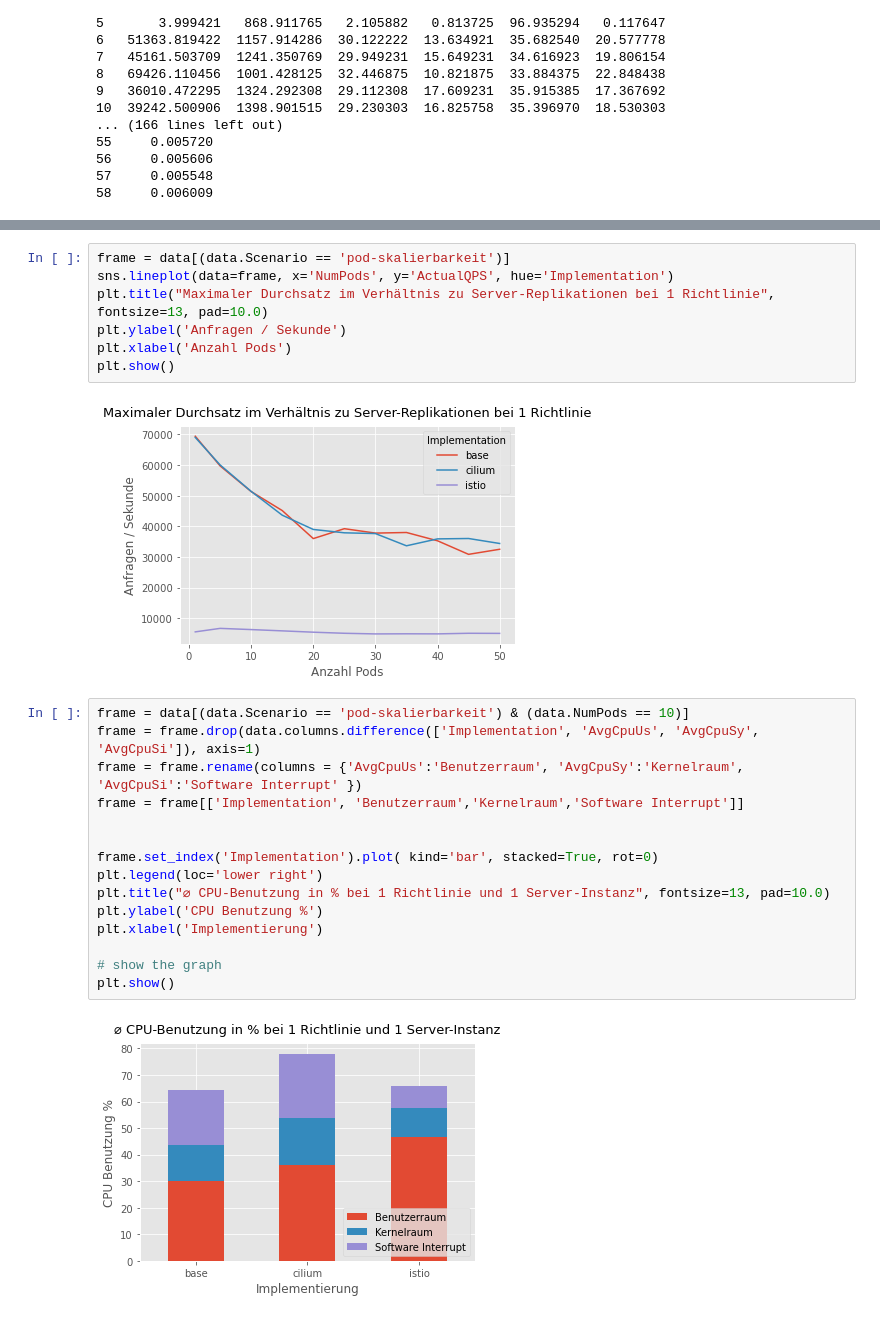
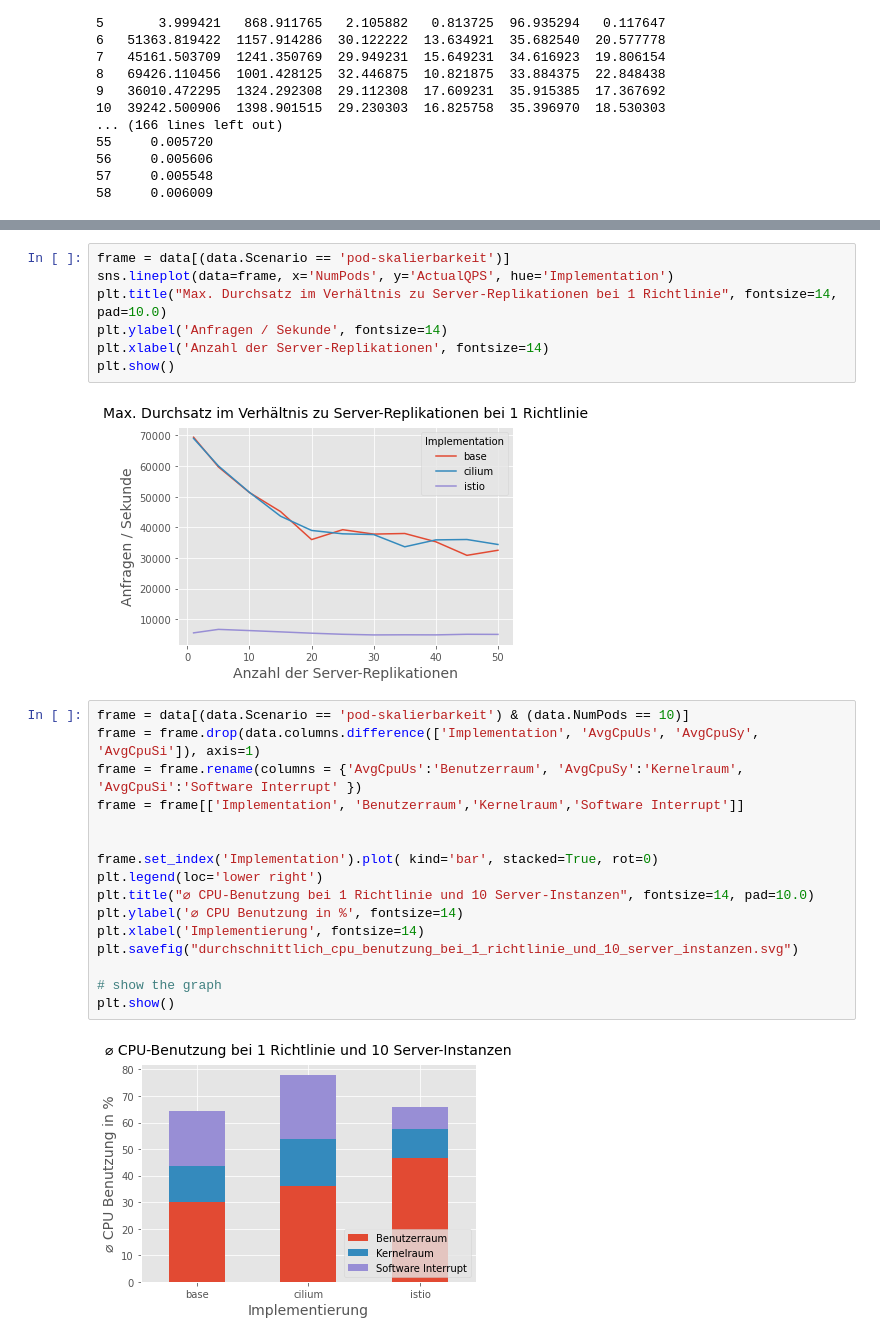
Before and after one commit to codafuerte/netzwerkrichtlinien-messungen, a Jupyter notebook: evaluation/Evaluation.ipynb, the cells around one changed output, grey strips where cells are left out. Cells and saved outputs as stored; diff of their text form.

```diff
--- a/evaluation/Evaluation.ipynb
+++ b/evaluation/Evaluation.ipynb
@@ -107,26 +110,27 @@ plt.show()
 # %%
 frame = data[(data.Scenario == 'pod-skalierbarkeit')]
 sns.lineplot(data=frame, x='NumPods', y='ActualQPS', hue='Implementation')
-plt.title("Maximaler Durchsatz im Verhältnis zu Server-Replikationen bei 1 Richtlinie", fontsize=13, pad=10.0)
-plt.ylabel('Anfragen / Sekunde')
-plt.xlabel('Anzahl Pods')
+plt.title("Max. Durchsatz im Verhältnis zu Server-Replikationen bei 1 Richtlinie", fontsize=14, pad=10.0)
+plt.ylabel('Anfragen / Sekunde', fontsize=14)
+plt.xlabel('Anzahl der Server-Replikationen', fontsize=14)
 plt.show()
 # %% [output]
-[figure, old version]
+[figure, new version]
 # %%
 frame = data[(data.Scenario == 'pod-skalierbarkeit') & (data.NumPods == 10)]
 frame = frame.drop(data.columns.difference(['Implementation', 'AvgCpuUs', 'AvgCpuSy', 'AvgCpuSi']), axis=1)
 frame = frame.rename(columns = {'AvgCpuUs':'Benutzerraum', 'AvgCpuSy':'Kernelraum', 'AvgCpuSi':'Software Interrupt' })
 frame = frame[['Implementation', 'Benutzerraum','Kernelraum','Software Interrupt']]
 
 
 frame.set_index('Implementation').plot( kind='bar', stacked=True, rot=0)
 plt.legend(loc='lower right')
-plt.title("⌀ CPU-Benutzung in % bei 1 Richtlinie und 1 Server-Instanz", fontsize=13, pad=10.0)
-plt.ylabel('CPU Benutzung %')
-plt.xlabel('Implementierung')
+plt.title("⌀ CPU-Benutzung bei 1 Richtlinie und 10 Server-Instanzen", fontsize=14, pad=10.0)
+plt.ylabel('⌀ CPU Benutzung in %', fontsize=14)
+plt.xlabel('Implementierung', fontsize=14)
+plt.savefig("durchschnittlich_cpu_benutzung_bei_1_richtlinie_und_10_server_instanzen.svg")
 
 # show the graph
 plt.show()
 # %% [output]
-[figure, old version]
+[figure, new version]
```
Also changed, not shown: parts of 3 cells of this notebook, 1 other file.
